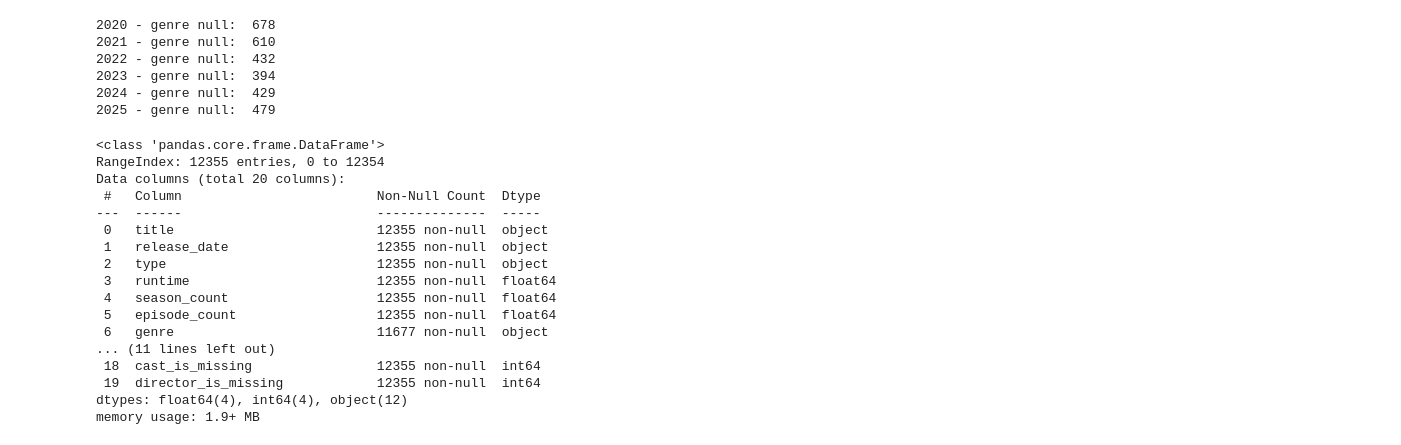
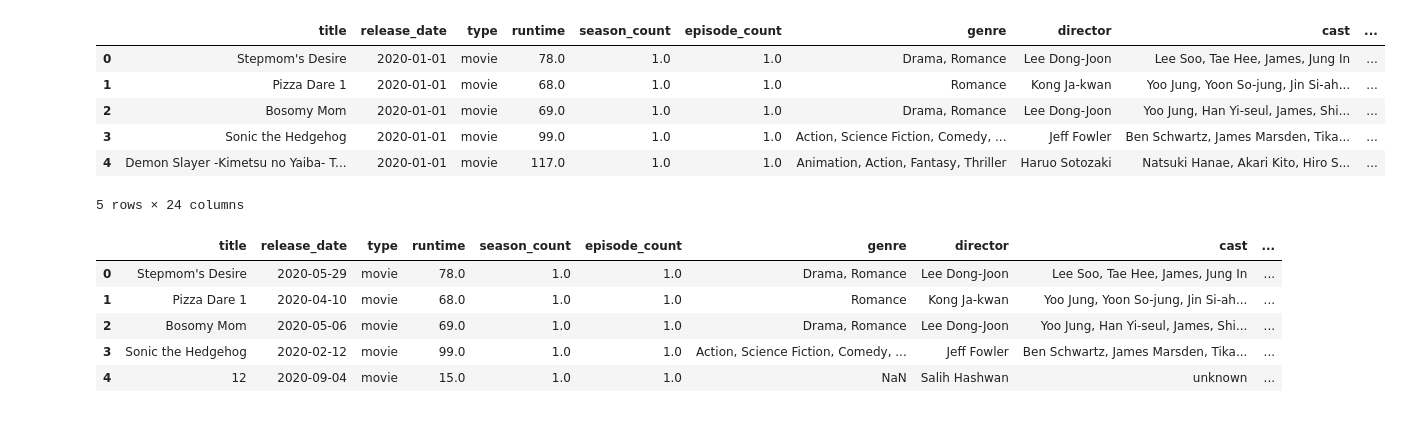
Before and after one commit to bini0126/weekend_ai, a Jupyter notebook: project_1/기타) 데이터 확인용.ipynb, the cells around one changed output. Cells and saved outputs as stored; diff of their text form; code cells hidden in the pictures.

```diff
--- a/project_1/기타) 데이터 확인용.ipynb
+++ b/project_1/기타) 데이터 확인용.ipynb
@@ -30,32 +3,25 @@ memory usage: 1.9+ MB
-# %%
-for year in range(2020, 2026):
-    df = globals().get(f"df_{year}")
-    if df is not None:
-        print(f"{year} - genre null: ", df["genre"].isna().sum())
-# %% [output]
-2020 - genre null:  678
-2021 - genre null:  610
-2022 - genre null:  432
-2023 - genre null:  394
-2024 - genre null:  429
-2025 - genre null:  479
-# %%
-df_2020.info()
-# %% [output]
-<class 'pandas.core.frame.DataFrame'>
-RangeIndex: 12355 entries, 0 to 12354
-Data columns (total 20 columns):
- #   Column                         Non-Null Count  Dtype
----  ------                         --------------  -----
- 0   title                          12355 non-null  object
- 1   release_date                   12355 non-null  object
- 2   type                           12355 non-null  object
- 3   runtime                        12355 non-null  float64
- 4   season_count                   12355 non-null  float64
- 5   episode_count                  12355 non-null  float64
- 6   genre                          11677 non-null  object
-... (11 lines left out)
- 18  cast_is_missing                12355 non-null  int64
- 19  director_is_missing            12355 non-null  int64
-dtypes: float64(4), int64(4), object(12)
-memory usage: 1.9+ MB
+# %%
+df_movie = pd.read_csv('./data/train.csv')
+df_movie_date = pd.read_csv('./data/x_train_valid.csv')
+
+df_test = pd.read_csv('./data/test.csv')
+df_test_date = pd.read_csv('./data/x_test.csv')
+# %%
+df_movie.head()
+# %% [output]
+|  | title | release_date | type | runtime | season_count | episode_count | genre | director | cast | ... |
+| 0 | Stepmom's Desire | 2020-01-01 | movie | 78.0 | 1.0 | 1.0 | Drama, Romance | Lee Dong-Joon | Lee Soo, Tae Hee, James, Jung In | ... |
+| 1 | Pizza Dare 1 | 2020-01-01 | movie | 68.0 | 1.0 | 1.0 | Romance | Kong Ja-kwan | Yoo Jung, Yoon So-jung, Jin Si-ah... | ... |
+| 2 | Bosomy Mom | 2020-01-01 | movie | 69.0 | 1.0 | 1.0 | Drama, Romance | Lee Dong-Joon | Yoo Jung, Han Yi-seul, James, Shi... | ... |
+| 3 | Sonic the Hedgehog | 2020-01-01 | movie | 99.0 | 1.0 | 1.0 | Action, Science Fiction, Comedy, ... | Jeff Fowler | Ben Schwartz, James Marsden, Tika... | ... |
+| 4 | Demon Slayer -Kimetsu no Yaiba- T... | 2020-01-01 | movie | 117.0 | 1.0 | 1.0 | Animation, Action, Fantasy, Thriller | Haruo Sotozaki | Natsuki Hanae, Akari Kito, Hiro S... | ... |
+5 rows × 24 columns
+# %%
+df_movie_date.head()
+# %% [output]
+|  | title | release_date | type | runtime | season_count | episode_count | genre | director | cast | ... |
+| 0 | Stepmom's Desire | 2020-05-29 | movie | 78.0 | 1.0 | 1.0 | Drama, Romance | Lee Dong-Joon | Lee Soo, Tae Hee, James, Jung In | ... |
+| 1 | Pizza Dare 1 | 2020-04-10 | movie | 68.0 | 1.0 | 1.0 | Romance | Kong Ja-kwan | Yoo Jung, Yoon So-jung, Jin Si-ah... | ... |
+| 2 | Bosomy Mom | 2020-05-06 | movie | 69.0 | 1.0 | 1.0 | Drama, Romance | Lee Dong-Joon | Yoo Jung, Han Yi-seul, James, Shi... | ... |
+| 3 | Sonic the Hedgehog | 2020-02-12 | movie | 99.0 | 1.0 | 1.0 | Action, Science Fiction, Comedy, ... | Jeff Fowler | Ben Schwartz, James Marsden, Tika... | ... |
+| 4 | 12 | 2020-09-04 | movie | 15.0 | 1.0 | 1.0 | NaN | Salih Hashwan | unknown | ... |
```
Also changed, not shown: parts of 7 cells of this notebook, 5 other files.
